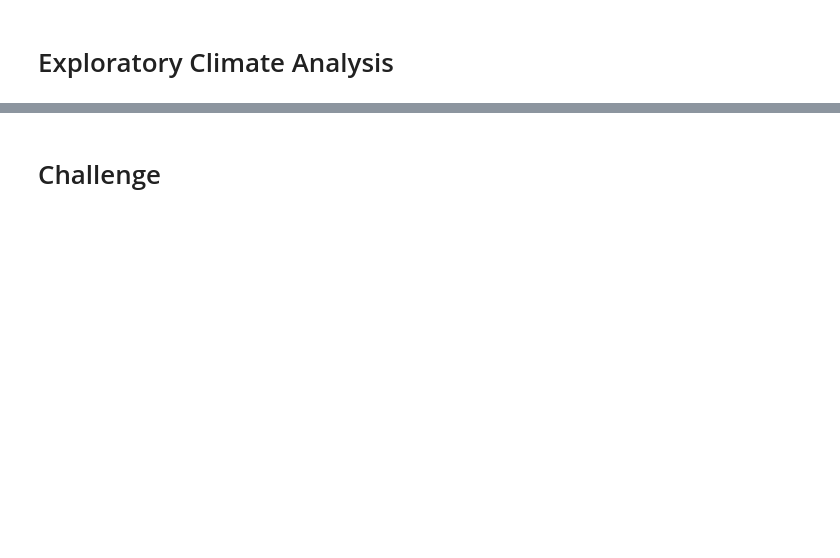
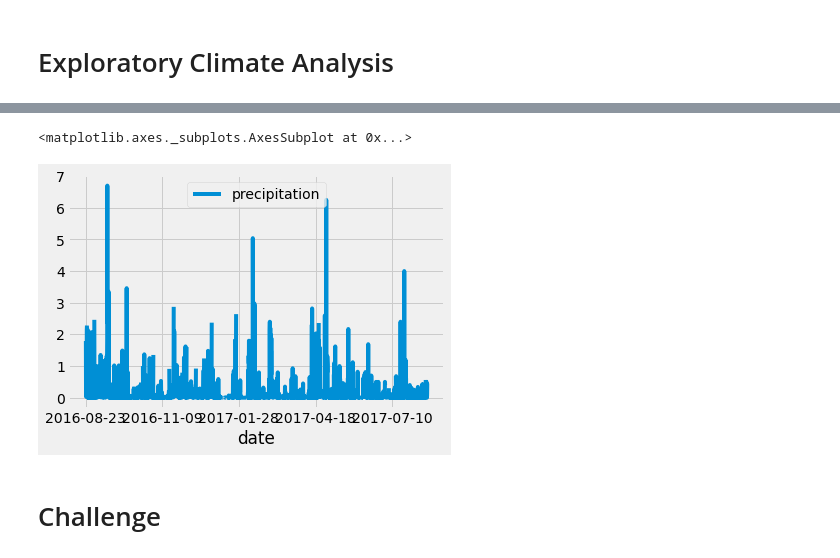
Before and after one commit to emmanuelmartinezs/surfs_up, a Jupyter notebook: climate_analysis.ipynb, the cells around one changed output, grey strips where cells are left out. Saved outputs shown, nothing was run; the diff lists cells and outputs as text; code cells hidden in the pictures; blank space fills up the shorter version.

```diff
--- a/climate_analysis.ipynb
+++ b/climate_analysis.ipynb
@@ -58,2 +91,7 @@ session = Session(engine)
+# %%
+df.plot()
+# %% [output]
+<matplotlib.axes._subplots.AxesSubplot at 0x...>
+[figure, added]
 # %%
 # Use Pandas to calcualte the summary statistics for the precipitation data
```
Also changed, not shown: parts of 8 cells of this notebook.
